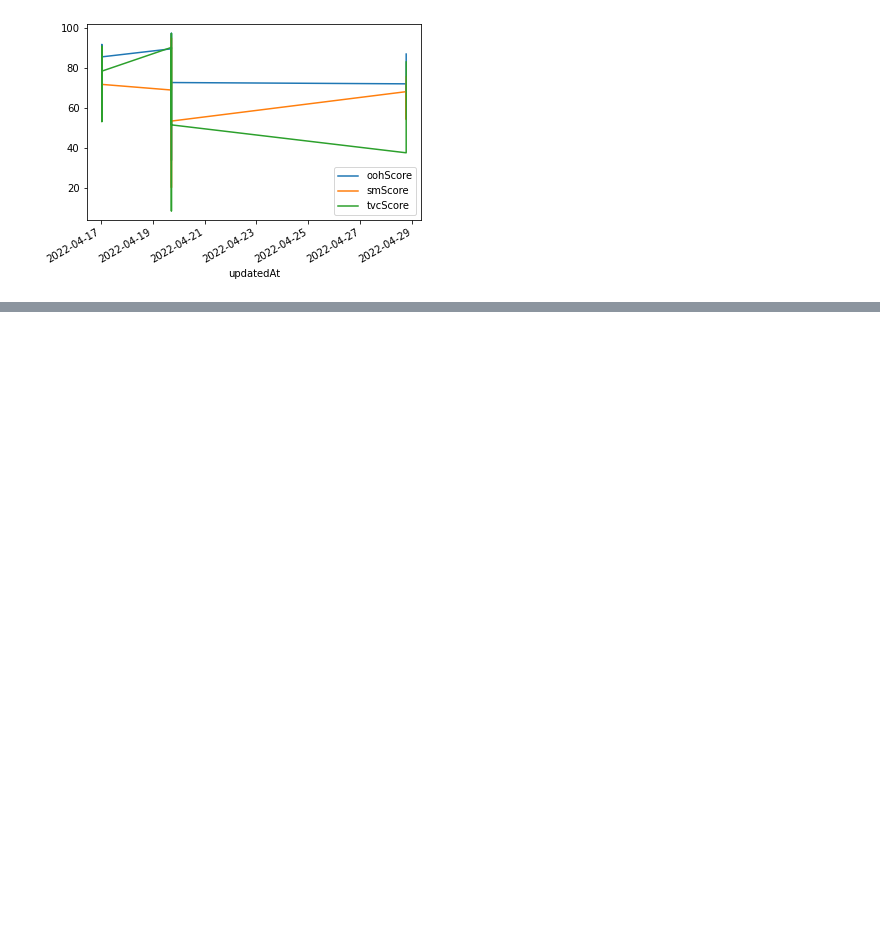
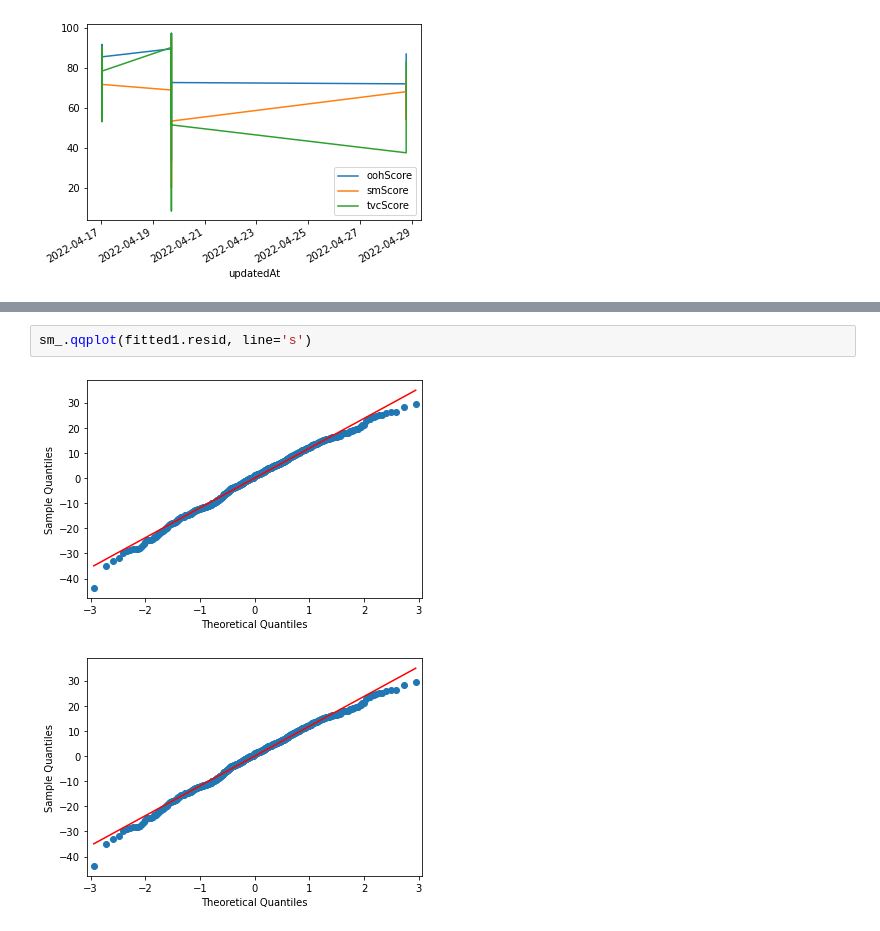
Before and after one commit to jmparejaz/-tekal-ai_recruitment-data-analyst-jr, a Jupyter notebook: DeepAnalysis.ipynb, the cells around one changed output, grey strips where cells are left out. Saved outputs shown, nothing was run; the diff lists cells and outputs as text; blank space fills up the shorter version.

```diff
--- a/DeepAnalysis.ipynb
+++ b/DeepAnalysis.ipynb
@@ -400,0 +537,5 @@ join1
+# %%
+sm_.qqplot(fitted1.resid, line='s')
+# %% [output]
+[figure, added]
+[figure, added]
```
Also changed, not shown: parts of 68 cells of this notebook, 2 other files.
